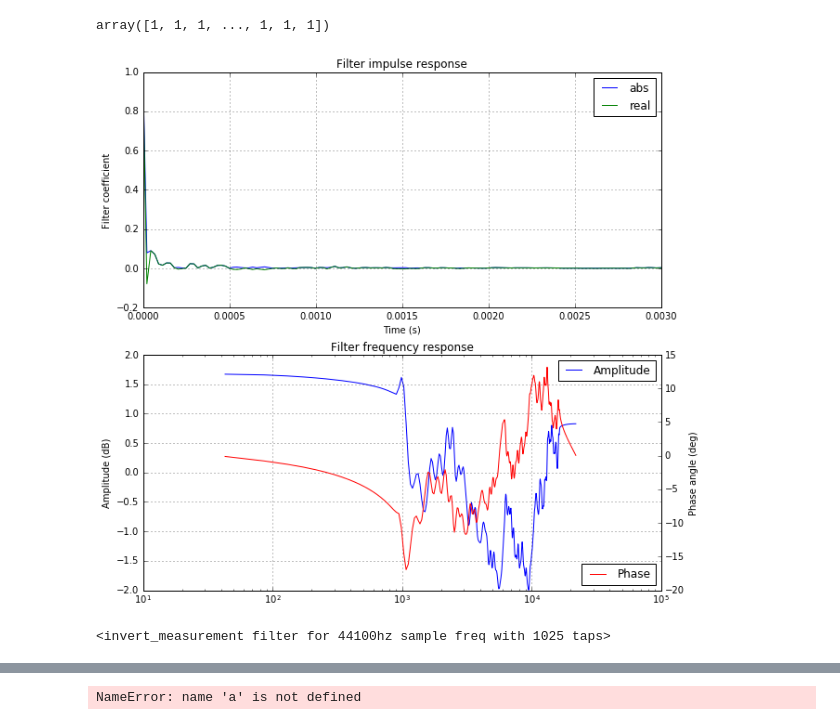
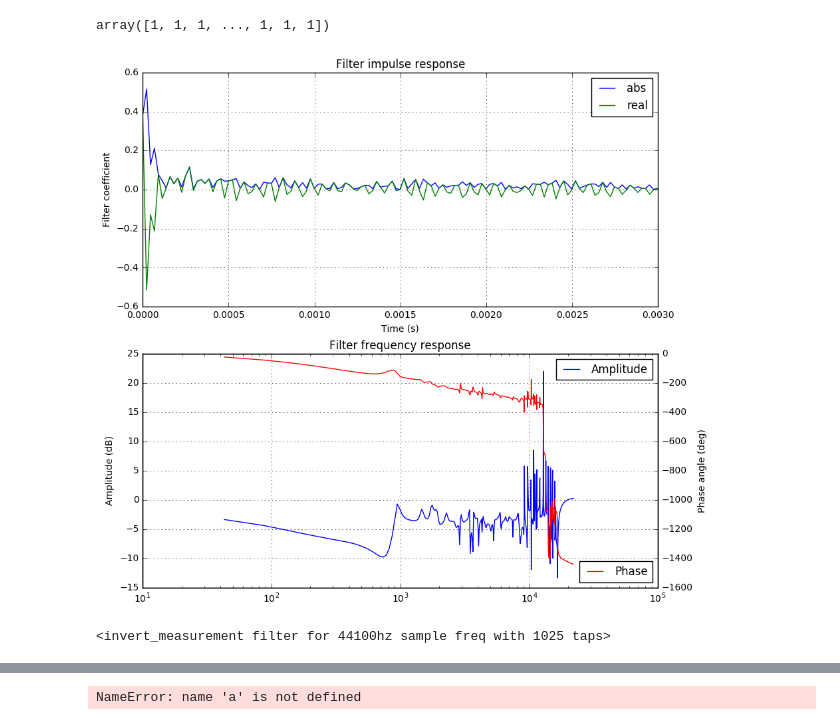
Before and after one commit to axiak/speakers, a Jupyter notebook: notebooks/HilbertFun.ipynb, the cells around one changed output, grey strips where cells are left out. Drawn from its saved outputs; the diff is of its cells as text; code cells hidden in the pictures.

```diff
--- a/notebooks/HilbertFun.ipynb
+++ b/notebooks/HilbertFun.ipynb
@@ -23,7 +23,7 @@ impulse_response = filter_factory._read_ir_file('../measurements/tweeterleft1.tx
 # %%
-f = filter_factory.invert_measurement('../measurements/tweeterleft1.txt.gz', (-0.001, 0.004), (1000, 18000))
+f = filter_factory.invert_measurement('../measurements/tweeterleft3.txt.gz', (-0.001, 0.004), (1000, 18000))
 f
 # %% [output]
-[figure, old version]
+[figure, new version]
 <invert_measurement filter for 44100hz sample freq with 1025 taps>
 # %%
```
Also changed, not shown: parts of 4 cells of this notebook, 13 other files.
